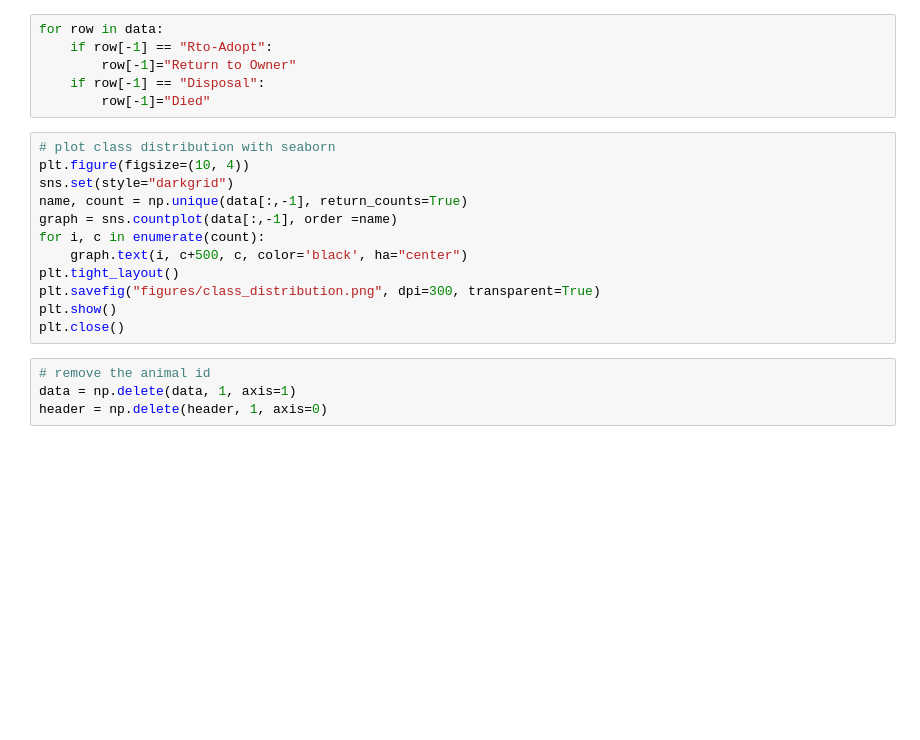
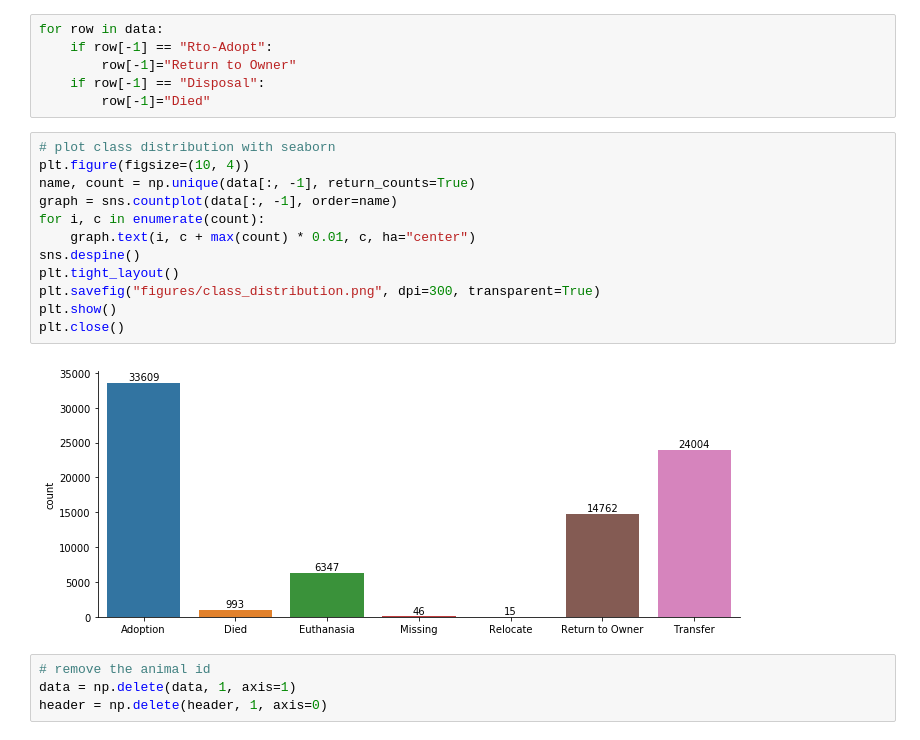
Before and after one commit to qfournier/IND6212_2019, a Jupyter notebook: notebook.ipynb, the cells around one changed output. Cells and saved outputs as stored; diff of their text form; blank space fills up the shorter version.

Commit message:
Final version of the plot, remove visualization (unsuccessful) and class weight

```diff
--- a/notebook.ipynb
+++ b/notebook.ipynb
@@ -88,15 +118,17 @@ for row in data:
 # %%
 # plot class distribution with seaborn
 plt.figure(figsize=(10, 4))
-sns.set(style="darkgrid")
-name, count = np.unique(data[:,-1], return_counts=True)
-graph = sns.countplot(data[:,-1], order =name)
+name, count = np.unique(data[:, -1], return_counts=True)
+graph = sns.countplot(data[:, -1], order=name)
 for i, c in enumerate(count):
-    graph.text(i, c+500, c, color='black', ha="center")
+    graph.text(i, c + max(count) * 0.01, c, ha="center")
+sns.despine()
 plt.tight_layout()
 plt.savefig("figures/class_distribution.png", dpi=300, transparent=True)
 plt.show()
 plt.close()
+# %% [output]
+[figure, added]
 # %%
 # remove the animal id
 data = np.delete(data, 1, axis=1)
```
Also changed, not shown: parts of 38 cells of this notebook, 8 other files.
